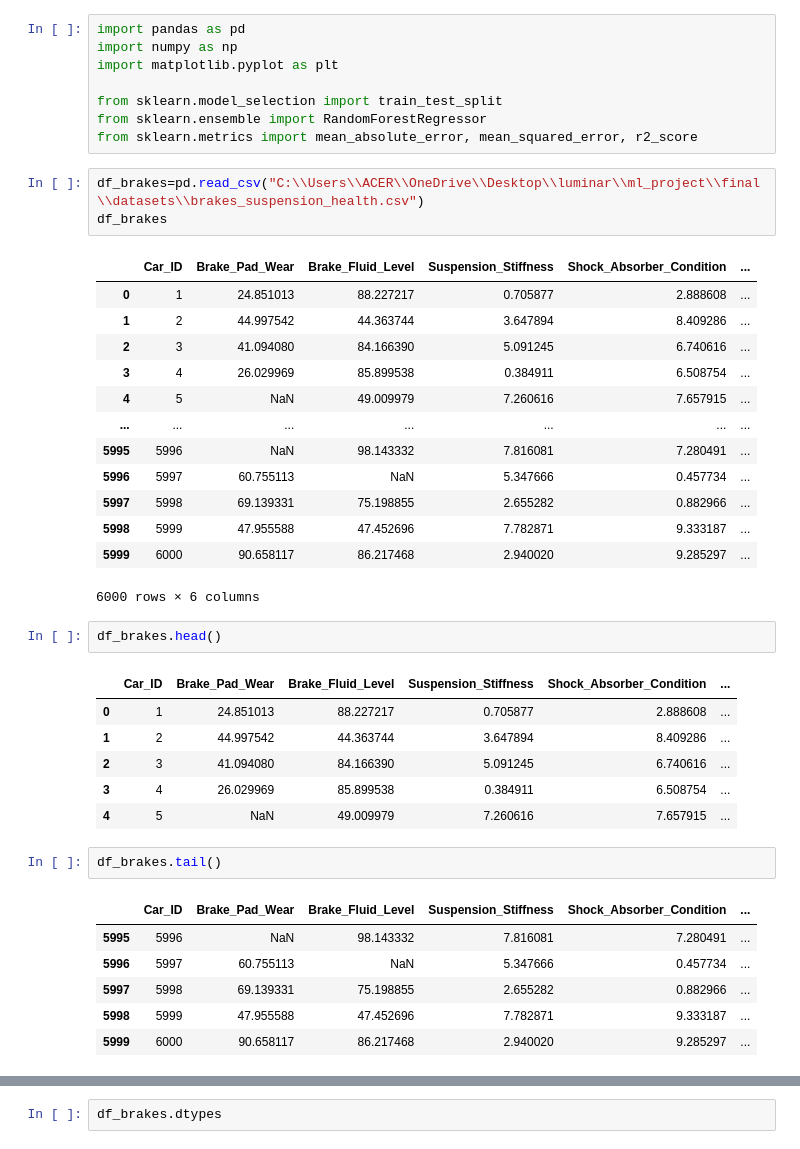
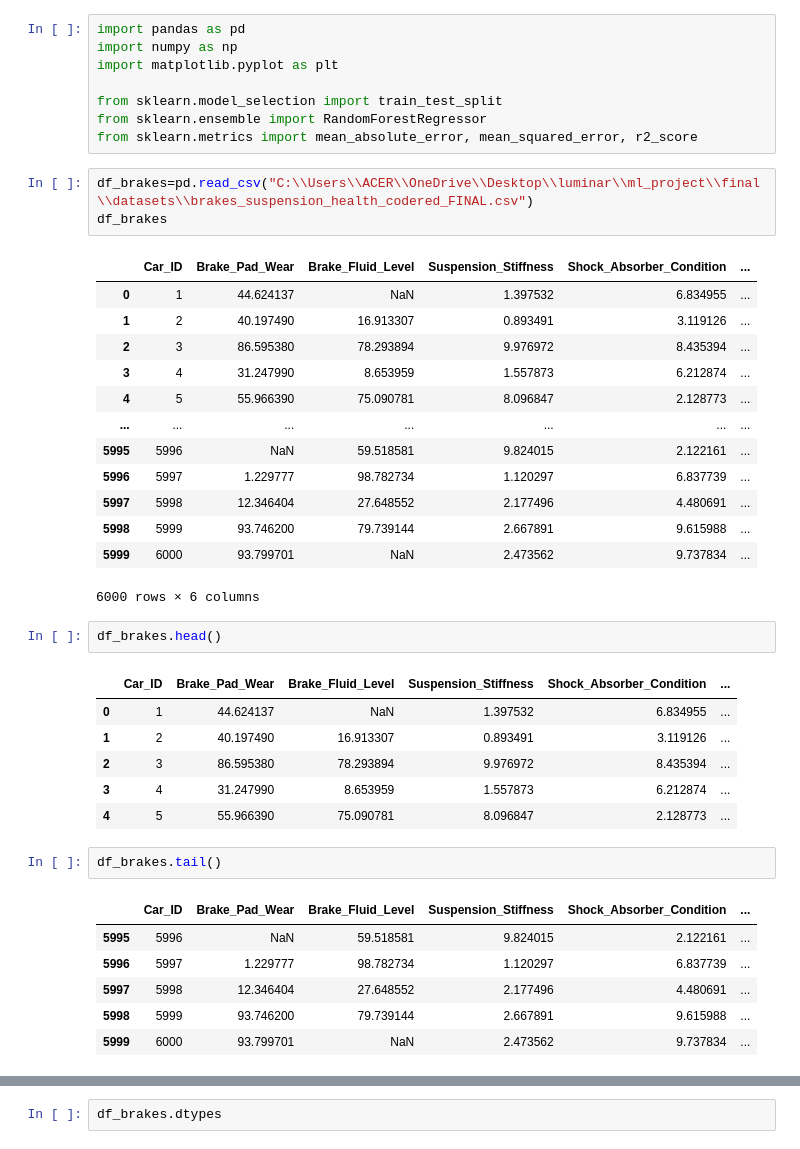
Before and after one commit to ManavMNambiar/Car-maintenance-and-life-prediction, a Jupyter notebook: brakes.ipynb, the cells around one changed output, grey strips where cells are left out. Drawn from its saved outputs; the diff is of its cells as text.

```diff
--- a/brakes.ipynb
+++ b/brakes.ipynb
@@ -7,40 +7,40 @@ from sklearn.model_selection import train_test_split
 from sklearn.ensemble import RandomForestRegressor
 from sklearn.metrics import mean_absolute_error, mean_squared_error, r2_score
 # %%
-df_brakes=pd.read_csv("C:\\Users\\ACER\\OneDrive\\Desktop\\luminar\\ml_project\\final\\datasets\\brakes_suspension_health.csv")
+df_brakes=pd.read_csv("C:\\Users\\ACER\\OneDrive\\Desktop\\luminar\\ml_project\\final\\datasets\\brakes_suspension_health_codered_FINAL.csv")
 df_brakes
 # %% [output]
 |  | Car_ID | Brake_Pad_Wear | Brake_Fluid_Level | Suspension_Stiffness | Shock_Absorber_Condition | ... |
-| 0 | 1 | 24.851013 | 88.227217 | 0.705877 | 2.888608 | ... |
-| 1 | 2 | 44.997542 | 44.363744 | 3.647894 | 8.409286 | ... |
-| 2 | 3 | 41.094080 | 84.166390 | 5.091245 | 6.740616 | ... |
-| 3 | 4 | 26.029969 | 85.899538 | 0.384911 | 6.508754 | ... |
-| 4 | 5 | NaN | 49.009979 | 7.260616 | 7.657915 | ... |
+| 0 | 1 | 44.624137 | NaN | 1.397532 | 6.834955 | ... |
+| 1 | 2 | 40.197490 | 16.913307 | 0.893491 | 3.119126 | ... |
+| 2 | 3 | 86.595380 | 78.293894 | 9.976972 | 8.435394 | ... |
+| 3 | 4 | 31.247990 | 8.653959 | 1.557873 | 6.212874 | ... |
+| 4 | 5 | 55.966390 | 75.090781 | 8.096847 | 2.128773 | ... |
 | ... | ... | ... | ... | ... | ... | ... |
-| 5995 | 5996 | NaN | 98.143332 | 7.816081 | 7.280491 | ... |
-| 5996 | 5997 | 60.755113 | NaN | 5.347666 | 0.457734 | ... |
-| 5997 | 5998 | 69.139331 | 75.198855 | 2.655282 | 0.882966 | ... |
-| 5998 | 5999 | 47.955588 | 47.452696 | 7.782871 | 9.333187 | ... |
-| 5999 | 6000 | 90.658117 | 86.217468 | 2.940020 | 9.285297 | ... |
+| 5995 | 5996 | NaN | 59.518581 | 9.824015 | 2.122161 | ... |
+| 5996 | 5997 | 1.229777 | 98.782734 | 1.120297 | 6.837739 | ... |
+| 5997 | 5998 | 12.346404 | 27.648552 | 2.177496 | 4.480691 | ... |
+| 5998 | 5999 | 93.746200 | 79.739144 | 2.667891 | 9.615988 | ... |
+| 5999 | 6000 | 93.799701 | NaN | 2.473562 | 9.737834 | ... |
 6000 rows × 6 columns
 # %%
 df_brakes.head()
 # %% [output]
 |  | Car_ID | Brake_Pad_Wear | Brake_Fluid_Level | Suspension_Stiffness | Shock_Absorber_Condition | ... |
-| 0 | 1 | 24.851013 | 88.227217 | 0.705877 | 2.888608 | ... |
-| 1 | 2 | 44.997542 | 44.363744 | 3.647894 | 8.409286 | ... |
-| 2 | 3 | 41.094080 | 84.166390 | 5.091245 | 6.740616 | ... |
-| 3 | 4 | 26.029969 | 85.899538 | 0.384911 | 6.508754 | ... |
-| 4 | 5 | NaN | 49.009979 | 7.260616 | 7.657915 | ... |
+| 0 | 1 | 44.624137 | NaN | 1.397532 | 6.834955 | ... |
+| 1 | 2 | 40.197490 | 16.913307 | 0.893491 | 3.119126 | ... |
+| 2 | 3 | 86.595380 | 78.293894 | 9.976972 | 8.435394 | ... |
+| 3 | 4 | 31.247990 | 8.653959 | 1.557873 | 6.212874 | ... |
+| 4 | 5 | 55.966390 | 75.090781 | 8.096847 | 2.128773 | ... |
 # %%
 df_brakes.tail()
 # %% [output]
 |  | Car_ID | Brake_Pad_Wear | Brake_Fluid_Level | Suspension_Stiffness | Shock_Absorber_Condition | ... |
-| 5995 | 5996 | NaN | 98.143332 | 7.816081 | 7.280491 | ... |
-| 5996 | 5997 | 60.755113 | NaN | 5.347666 | 0.457734 | ... |
-| 5997 | 5998 | 69.139331 | 75.198855 | 2.655282 | 0.882966 | ... |
-| 5998 | 5999 | 47.955588 | 47.452696 | 7.782871 | 9.333187 | ... |
-| 5999 | 6000 | 90.658117 | 86.217468 | 2.940020 | 9.285297 | ... |
+| 5995 | 5996 | NaN | 59.518581 | 9.824015 | 2.122161 | ... |
+| 5996 | 5997 | 1.229777 | 98.782734 | 1.120297 | 6.837739 | ... |
+| 5997 | 5998 | 12.346404 | 27.648552 | 2.177496 | 4.480691 | ... |
+| 5998 | 5999 | 93.746200 | 79.739144 | 2.667891 | 9.615988 | ... |
+| 5999 | 6000 | 93.799701 | NaN | 2.473562 | 9.737834 | ... |
 # %%
 df_brakes.isna().sum()
 # %% [output]
```
Also changed, not shown: parts of 14 cells of this notebook, 27 other files.
